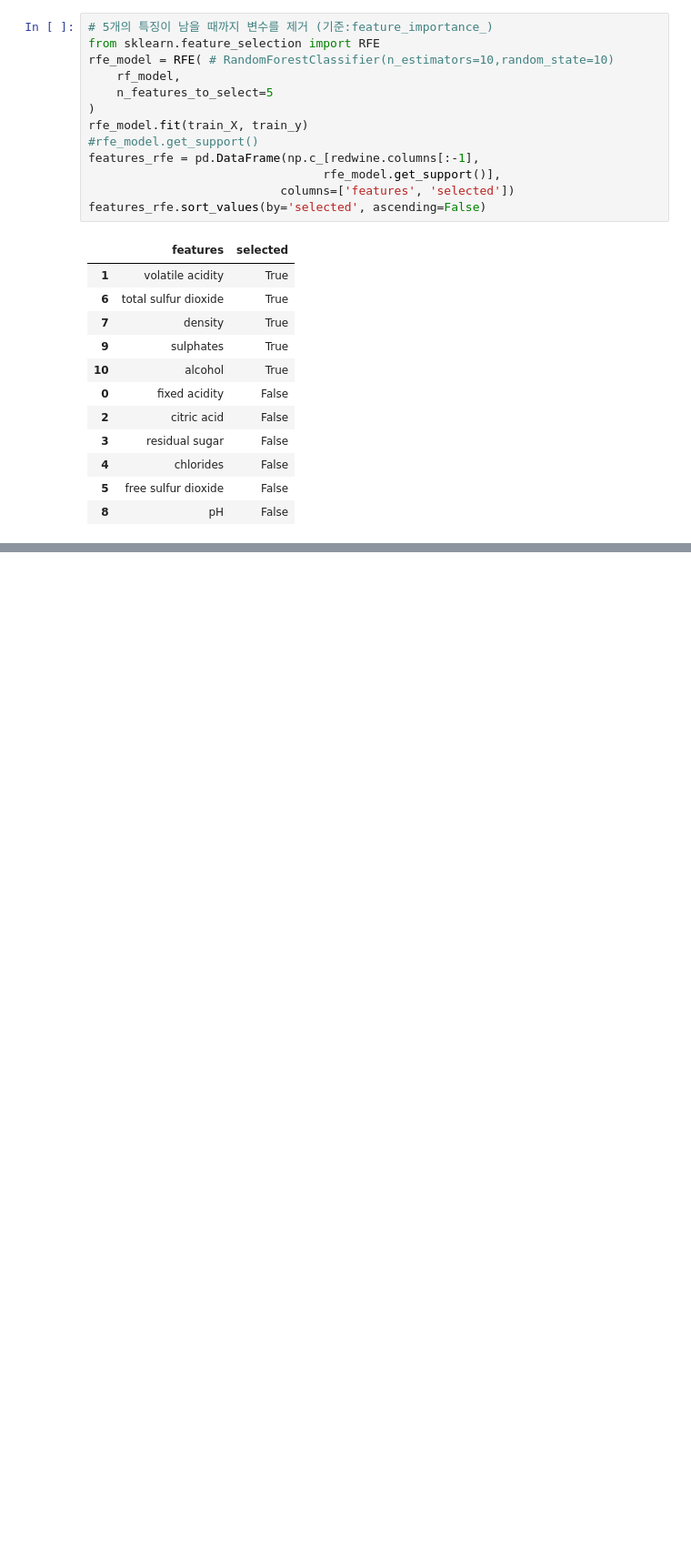
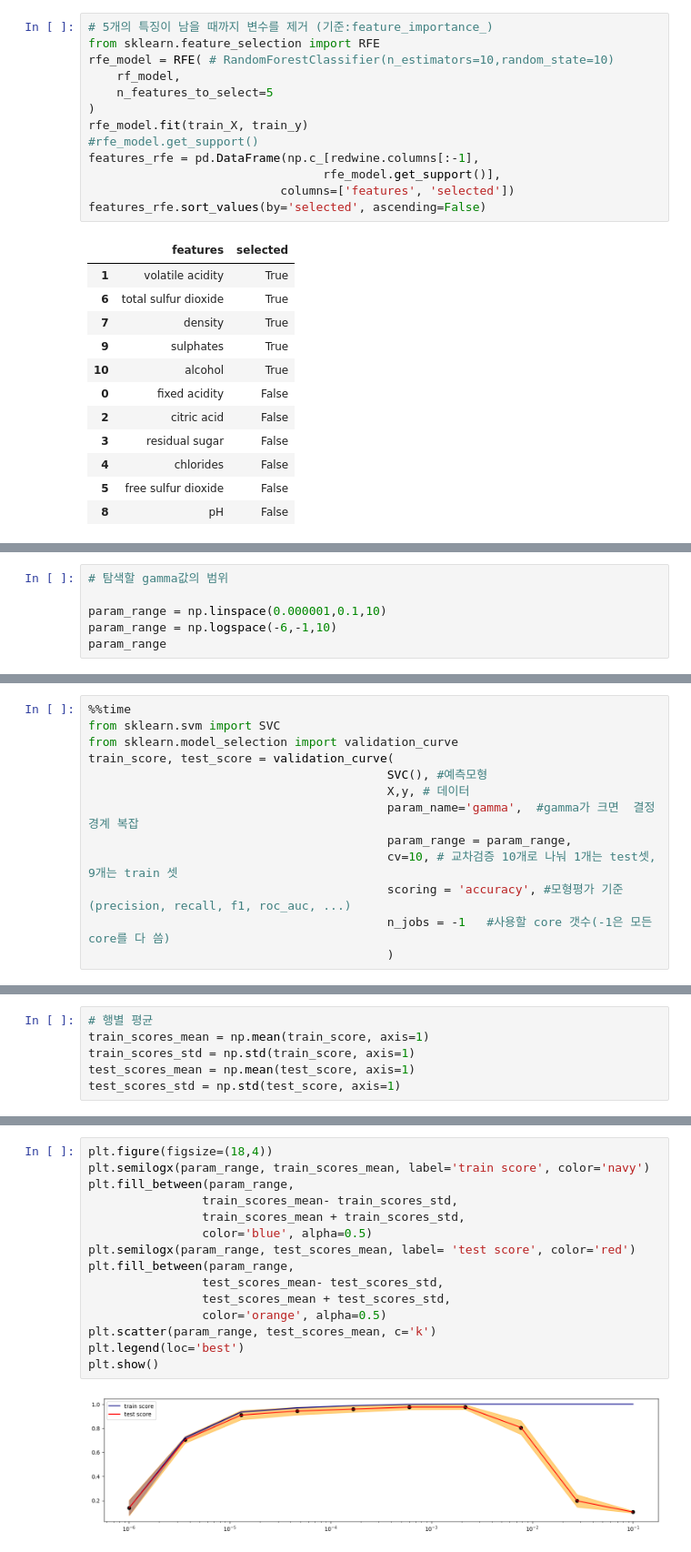
Before and after one commit to wonee-302/ai, a Jupyter notebook: source/08_MachineLearning/4장_머신러닝모형최적화.ipynb, the cells around one changed output, grey strips where cells are left out. Shown at 91% size. Cells and saved outputs as stored; diff of their text form; blank space fills up the shorter version.

```diff
--- a/source/08_MachineLearning/4장_머신러닝모형최적화.ipynb
+++ b/source/08_MachineLearning/4장_머신러닝모형최적화.ipynb
@@ -237,0 +321,6 @@ features_rfe.sort_values(by='selected', ascending=False)
+# %%
+# 탐색할 gamma값의 범위
+
+param_range = np.linspace(0.000001,0.1,10)
+param_range = np.logspace(-6,-1,10)
+param_range
@@ -237,0 +335,13 @@ features_rfe.sort_values(by='selected', ascending=False)
+# %%
+%%time
+from sklearn.svm import SVC
+from sklearn.model_selection import validation_curve
+train_score, test_score = validation_curve(
+                                          SVC(), #예측모형
+                                          X,y, # 데이터
+                                          param_name='gamma',  #gamma가 크면  결정경계 복잡
+                                          param_range = param_range,
+                                          cv=10, # 교차검증 10개로 나눠 1개는 test셋, 9개는 train 셋
+                                          scoring = 'accuracy', #모형평가 기준 (precision, recall, f1, roc_auc, ...)
+                                          n_jobs = -1   #사용할 core 갯수(-1은 모든 core를 다 씀)
+                                          )
@@ -237,0 +355,6 @@ features_rfe.sort_values(by='selected', ascending=False)
+# %%
+# 행별 평균
+train_scores_mean = np.mean(train_score, axis=1)
+train_scores_std = np.std(train_score, axis=1)
+test_scores_mean = np.mean(test_score, axis=1)
+test_scores_std = np.std(test_score, axis=1)
@@ -237,0 +375,17 @@ features_rfe.sort_values(by='selected', ascending=False)
+# %%
+plt.figure(figsize=(18,4))
+plt.semilogx(param_range, train_scores_mean, label='train score', color='navy')
+plt.fill_between(param_range,
+                train_scores_mean- train_scores_std,
+                train_scores_mean + train_scores_std,
+                color='blue', alpha=0.5)
+plt.semilogx(param_range, test_scores_mean, label= 'test score', color='red')
+plt.fill_between(param_range,
+                test_scores_mean- test_scores_std,
+                test_scores_mean + test_scores_std,
+                color='orange', alpha=0.5)
+plt.scatter(param_range, test_scores_mean, c='k')
+plt.legend(loc='best')
+plt.show()
+# %% [output]
+[figure, added]
```
Also changed, not shown: parts of 88 cells of this notebook, 13 other files.
